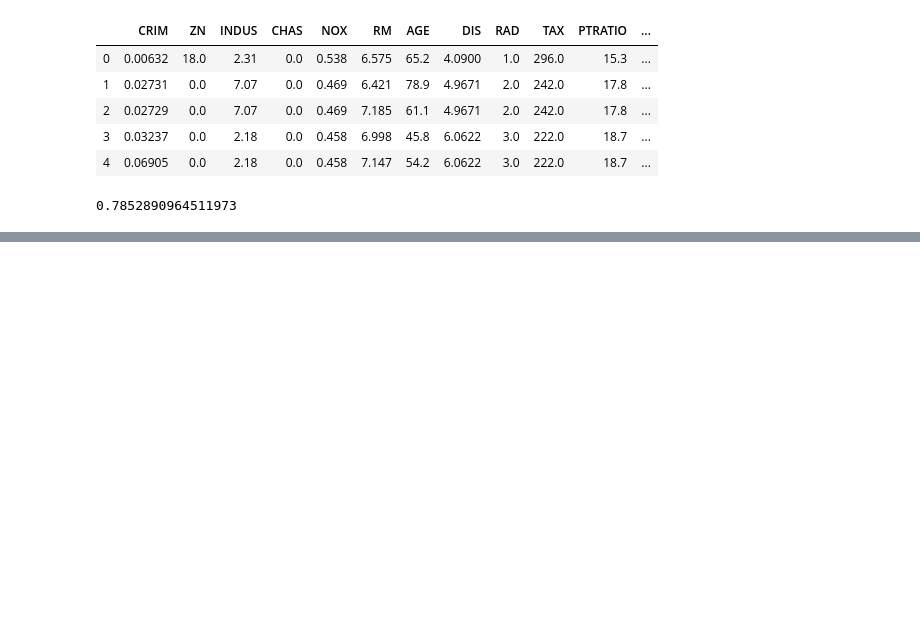
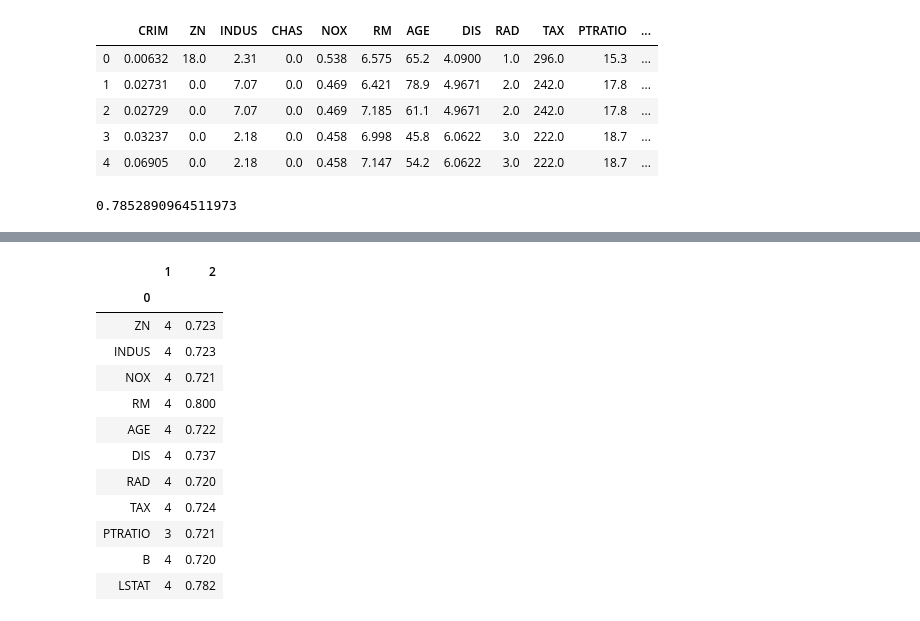
Before and after one commit to nadinezab/guided-projects, a Jupyter notebook: 1_Boston_Housing.ipynb, the cells around one changed output, grey strips where cells are left out. Saved outputs shown, nothing was run; the diff lists cells and outputs as text; code cells hidden in the pictures; blank space fills up the shorter version.

```diff
--- a/1_Boston_Housing.ipynb
+++ b/1_Boston_Housing.ipynb
@@ -953,0 +986,13 @@ strong multicollinearity or other numerical problems.
+# %%
+# Create linreg instance
+linreg = LinearRegression()
+
+# Define crossval
+crossval = KFold(n_splits = 5, shuffle = True, random_state = 1)
+
+# Cross val score
+cv5 = cross_val_score(linreg, X_scaled, y, scoring = 'r2', cv = crossval)
+
+# Get mean score
+base_r_2 = np.mean(cv5)
+base_r_2
@@ -953,0 +1078,18 @@ strong multicollinearity or other numerical problems.
+# %%
+# For each variable, print out the maximum R2 possible when including Polynomials.
+poly_df = pd.DataFrame(polynomials)
+poly_df.groupby([0], sort = False)[[1,2]].max()
+# %% [output]
+|  | 1 | 2 |
+| 0 |  |  |
+| ZN | 4 | 0.723 |
+| INDUS | 4 | 0.723 |
+| NOX | 4 | 0.721 |
+| RM | 4 | 0.800 |
+| AGE | 4 | 0.722 |
+| DIS | 4 | 0.737 |
+| RAD | 4 | 0.720 |
+| TAX | 4 | 0.724 |
+| PTRATIO | 3 | 0.721 |
+| B | 4 | 0.720 |
+| LSTAT | 4 | 0.782 |
```
Also changed, not shown: parts of 27 cells of this notebook.
